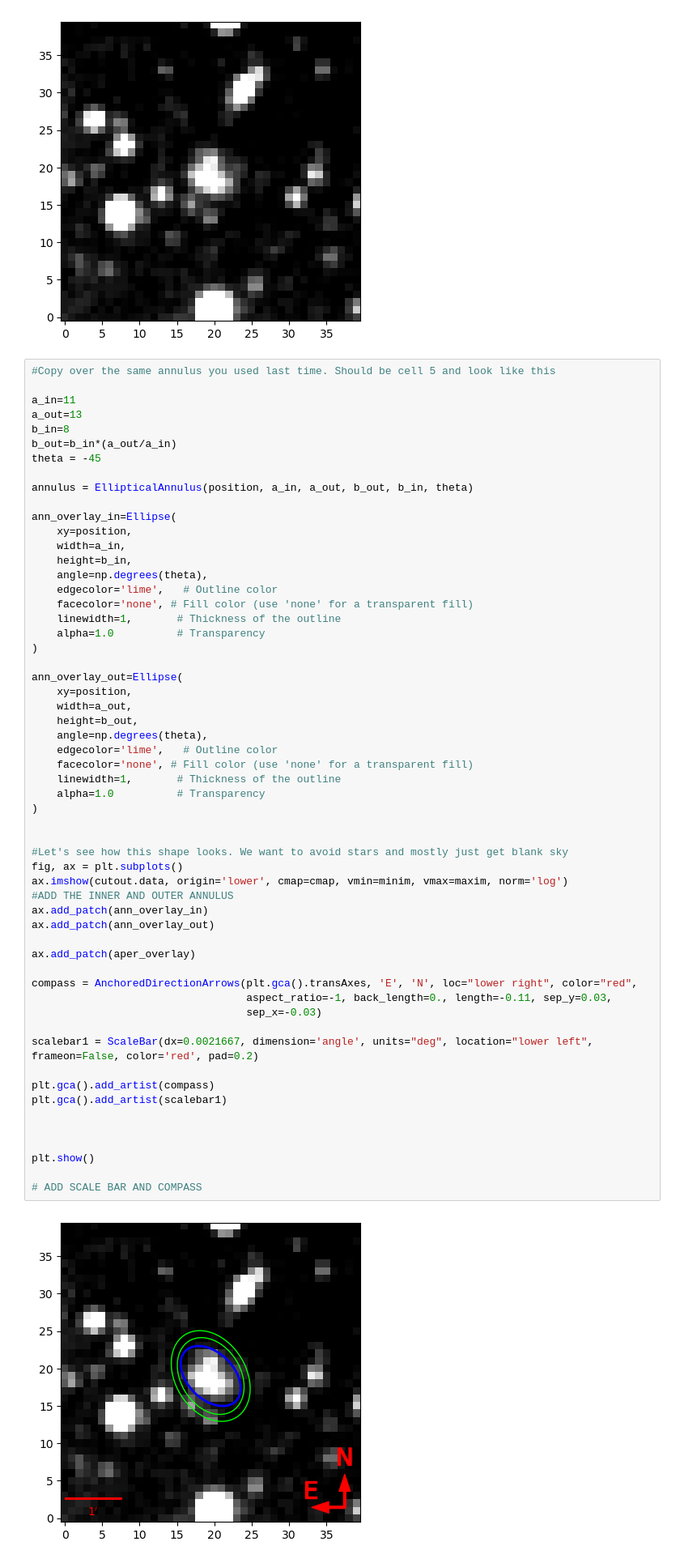
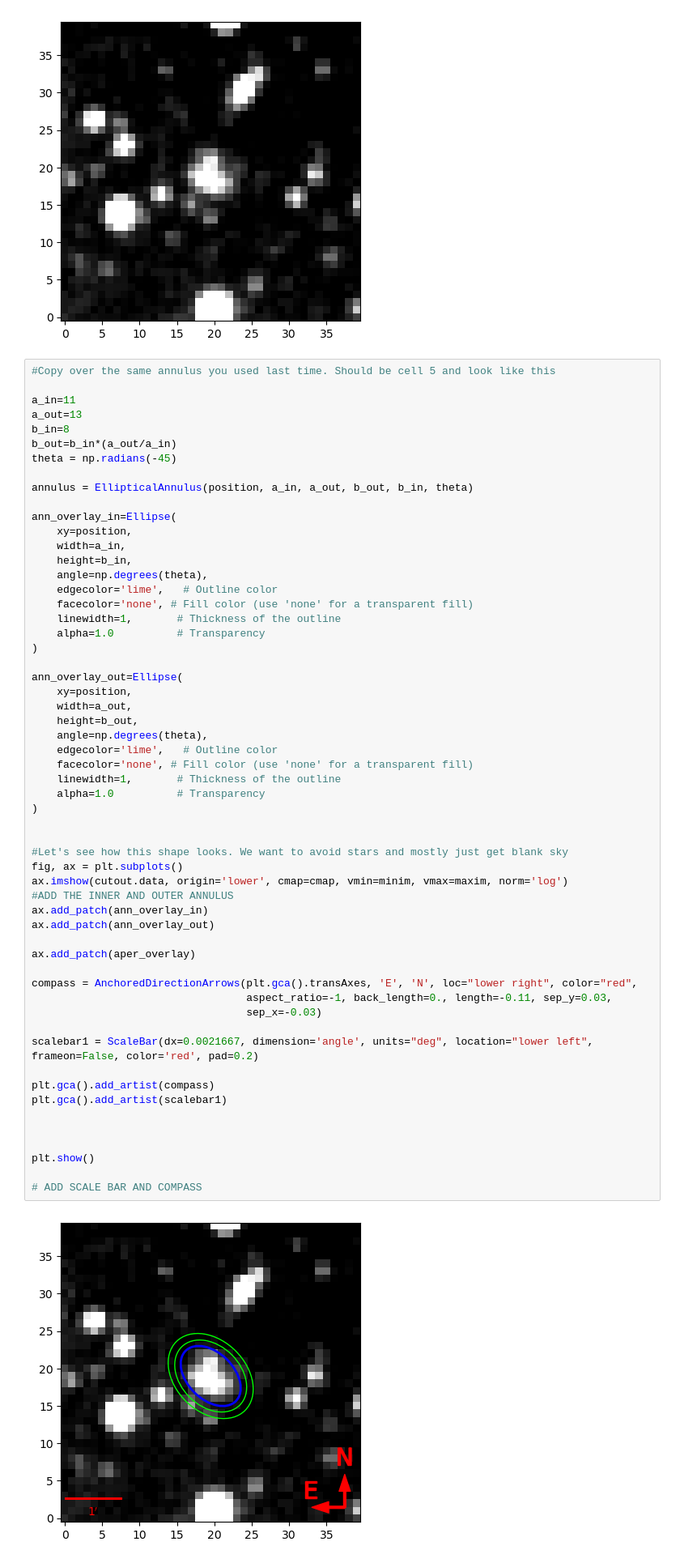
Before and after one commit to itviolin2013/Polaris-Kamino, a Jupyter notebook: ErrorProp_DES_PS.ipynb, the cells around one changed output. Shown at 81% size. Saved outputs shown, nothing was run; the diff lists cells and outputs as text.

```diff
--- a/ErrorProp_DES_PS.ipynb
+++ b/ErrorProp_DES_PS.ipynb
@@ -105,7 +105,7 @@ a_in=11
 a_out=13
 b_in=8
 b_out=b_in*(a_out/a_in)
-theta = -45
+theta = np.radians(-45)
 
 annulus = EllipticalAnnulus(position, a_in, a_out, b_out, b_in, theta)
 
@@ -129,34 +129,34 @@ ann_overlay_out=Ellipse(
     facecolor='none', # Fill color (use 'none' for a transparent fill)
     linewidth=1,       # Thickness of the outline
     alpha=1.0          # Transparency
 )
 
 
 #Let's see how this shape looks. We want to avoid stars and mostly just get blank sky
 fig, ax = plt.subplots()
 ax.imshow(cutout.data, origin='lower', cmap=cmap, vmin=minim, vmax=maxim, norm='log')
 #ADD THE INNER AND OUTER ANNULUS
 ax.add_patch(ann_overlay_in)
 ax.add_patch(ann_overlay_out)
 
 ax.add_patch(aper_overlay)
 
 compass = AnchoredDirectionArrows(plt.gca().transAxes, 'E', 'N', loc="lower right", color="red",
                                   aspect_ratio=-1, back_length=0., length=-0.11, sep_y=0.03,
                                   sep_x=-0.03)
 
 scalebar1 = ScaleBar(dx=0.0021667, dimension='angle', units="deg", location="lower left", frameon=False, color='red', pad=0.2)
 
 plt.gca().add_artist(compass)
 plt.gca().add_artist(scalebar1)
 
 
 
 plt.show()
 
 # ADD SCALE BAR AND COMPASS
 # %% [output]
-[figure, old version]
+[figure, new version]
 # %%
 #Okay now copy over your actual magnitude calculation. Should look like this
 
```
Also changed, not shown: parts of 5 cells of this notebook, 1 other file.
